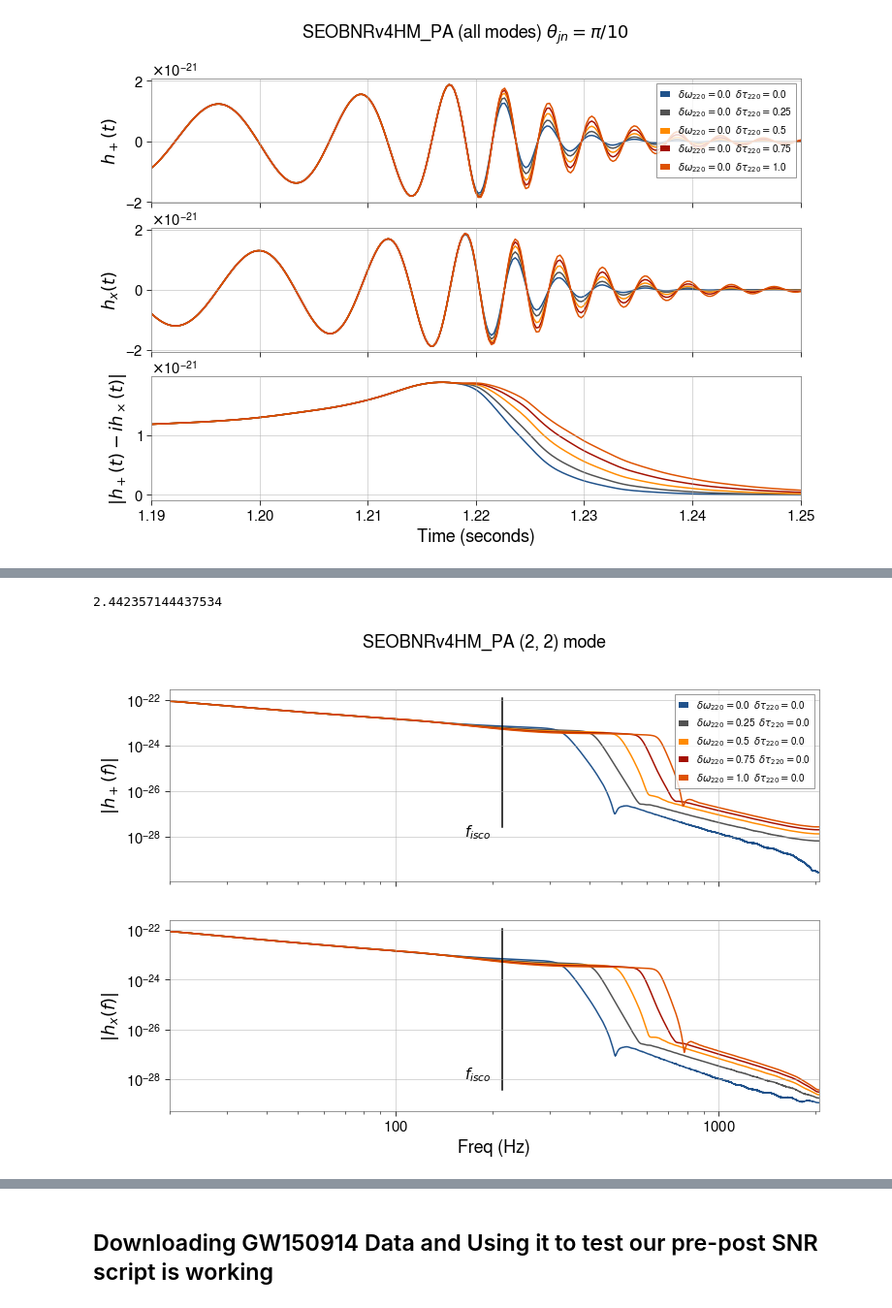
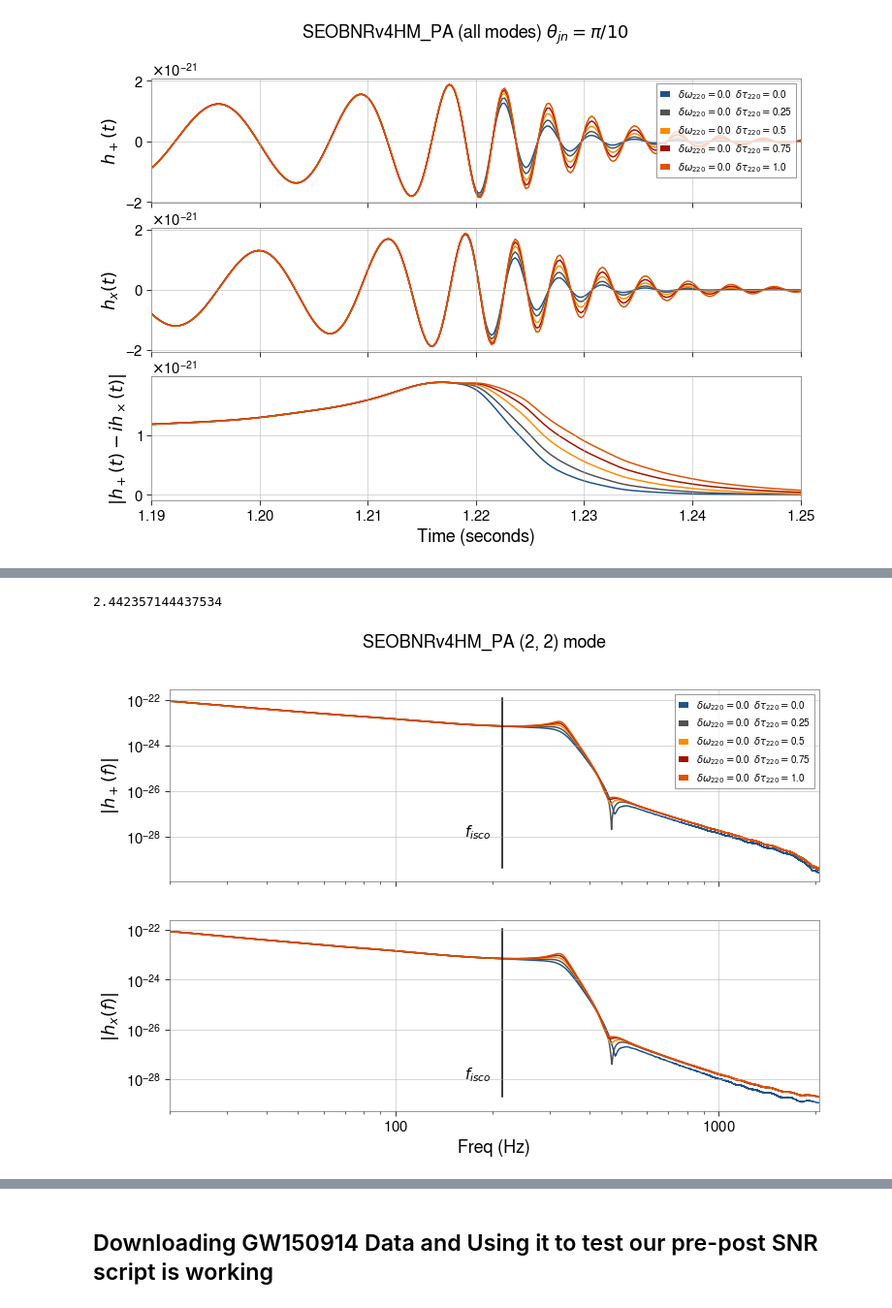
Before and after one commit to nihargupte-ph/dingo-devel-aei, a Jupyter notebook: tutorials/06_tgr/src/plotting.ipynb, the cells around one changed output, grey strips where cells are left out. Shown at 97% size. Drawn from its saved outputs; the diff is of its cells as text; code cells hidden in the pictures.

```diff
--- a/tutorials/06_tgr/src/plotting.ipynb
+++ b/tutorials/06_tgr/src/plotting.ipynb
@@ -138,7 +139,7 @@ def convert_parameters_to_lal_frame(parameter_dict: Dict, approximant, domain_di
     if "delta_t" in domain_dict.keys():
         domain_pars = (domain_dict["delta_t"], domain_dict["f_min"], domain_dict["f_ref"])
     elif "delta_f" in domain_dict.keys():
-        domain_pars = ((domain_dict["delta_f"], domain_dict["f_start"], domain_dict["f_max"], domain_dict["f_ref"]))
+        domain_pars = ((domain_dict["delta_f"], domain_dict["f_min"], domain_dict["f_max"], domain_dict["f_ref"]))
 
     lal_parameter_tuple = (
         masses
@@ -239,7 +240,7 @@ axes[0].legend()
 plt.xlabel("Time (seconds)")
 plt.xlim([1.19, 1.25])
 plt.subplots_adjust(wspace=0, hspace=0.2)
-plt.savefig("/home/local/nihargupte/dingo-devel/tutorials/06_tgr/plots/TD_1.pdf")
+# plt.savefig("/data/nihargupte/projects/dingo-devel/tutorials/06_tgr/plots/TD_1.pdf")
 # %% [output]
 [figure]
 # %%
@@ -406,7 +407,7 @@ def SEOBNRv4HM_PA_FD(parameters, domain_dict, mode_array="*"):
 
 domain_dict = {
     "delta_f": 0.125,
-    "f_start": 20,
+    "f_min": 20,
     "f_ref": 20,
     "f_max": 2048
 }
@@ -417,6 +418,7 @@ mode_list = [
     [(3, 3)],
     [(4, 4)],
     [(5, 5)],
+    [(2, -2)],
     "*"
 ]
 # mode_list.append([m[0] for m in mode_list])
@@ -443,9 +445,9 @@ axes[1].set_yscale('log')
 axes[0].set_ylabel(r"$|h_+(f)|$")
 axes[1].set_ylabel(r"$|h_x(f)|$")
 axes[0].legend()
-plt.xlim([domain_dict["f_start"], domain_dict["f_max"]])
+plt.xlim([domain_dict["f_min"], domain_dict["f_max"]])
 plt.xscale('log')
 plt.xlabel("Freq (Hz)")
 plt.subplots_adjust(wspace=0, hspace=0)
-plt.savefig("/home/local/nihargupte/dingo-devel/tutorials/06_tgr/plots/FD_HM.pdf")
+# plt.savefig("/home/local/nihargupte/dingo-devel/tutorials/06_tgr/plots/FD_HM.pdf")
 # %% [output]
@@ -473,7 +477,7 @@ parameters = {
 }
 
 n_deviations = 5
-deviations = {"domega220":np.linspace(0, 1, n_deviations), "dtau220":np.linspace(0, 0, n_deviations)}
+deviations = {"domega220":np.linspace(0, 0, n_deviations), "dtau220":np.linspace(0, 1, n_deviations)}
 
 fig, axes = plt.subplots(2, 1, figsize=(12, 8), sharex=True)
 fig.suptitle(r"SEOBNRv4HM_PA (2, 2) mode")
@@ -486,33 +490,33 @@ for i in range(n_deviations):
     label = r"$\delta \omega_{220} =$" + f"{parameters['domega220']}  " + r"$\delta \tau_{220} =$" + f"{parameters['dtau220']}"
     axes[0].plot(freq, np.abs(wf["h_plus"]), label=label)
     axes[1].plot(freq, np.abs(wf["h_cross"]), label=label)
 
 
 m1, m2, chi1, chi2 = parameters["mass_1"], parameters["mass_2"], parameters["chi_1"], parameters["chi_2"]
 chi_f = nrutils.bbh_final_spin_non_precessing_Healyetal(m1, m2, chi1, chi2, version="2016")
 M = nrutils.bbh_final_mass_non_precessing_Healyetal(m1, m2, chi1, chi2, chif=chi_f, version="2016")
 r_isco_tilde = nrutils.calc_isco_radius(chi_f)
 print(r_isco_tilde)
 omega_tilde = 1 / (r_isco_tilde**(3/2) + chi_f)
 M_SI = M * lal.MSUN_SI
 f_isco = omega_tilde / (np.pi * (M_SI*(lal.G_SI/(lal.C_SI**3))))
 
 axes[0].text(f_isco - 50, 1e-28, r"$f_{isco}$")
 axes[0].plot([f_isco, f_isco], [np.min(np.abs(wf["h_plus"])), np.max(np.abs(wf["h_plus"]))], c='k')
 axes[1].text(f_isco - 50, 1e-28, r"$f_{isco}$")
 axes[1].plot([f_isco, f_isco], [np.min(np.abs(wf["h_cross"])), np.max(np.abs(wf["h_cross"]))], c='k')
 
-axes[0].set_xlim([domain_dict["f_start"], domain_dict["f_max"]])
+axes[0].set_xlim([domain_dict["f_min"], domain_dict["f_max"]])
 axes[0].set_yscale('log')
 axes[1].set_yscale('log')
 axes[0].set_ylabel(r"$|h_+(f)|$")
 axes[1].set_ylabel(r"$|h_x(f)|$")
 axes[0].legend()
 axes[0].legend(loc="upper right")
 plt.xscale("log")
 plt.xlabel("Freq (Hz)")
 plt.subplots_adjust(wspace=0, hspace=0.2)
-plt.savefig("/home/local/nihargupte/dingo-devel/tutorials/06_tgr/plots/FD_omega.pdf")
+# plt.savefig("/home/local/nihargupte/dingo-devel/tutorials/06_tgr/plots/FD_omega.pdf")
 # %% [output]
 2.442357144437534
-[figure, old version]
+[figure, new version]
```
Also changed, not shown: parts of 40 cells of this notebook, 2 other files.
